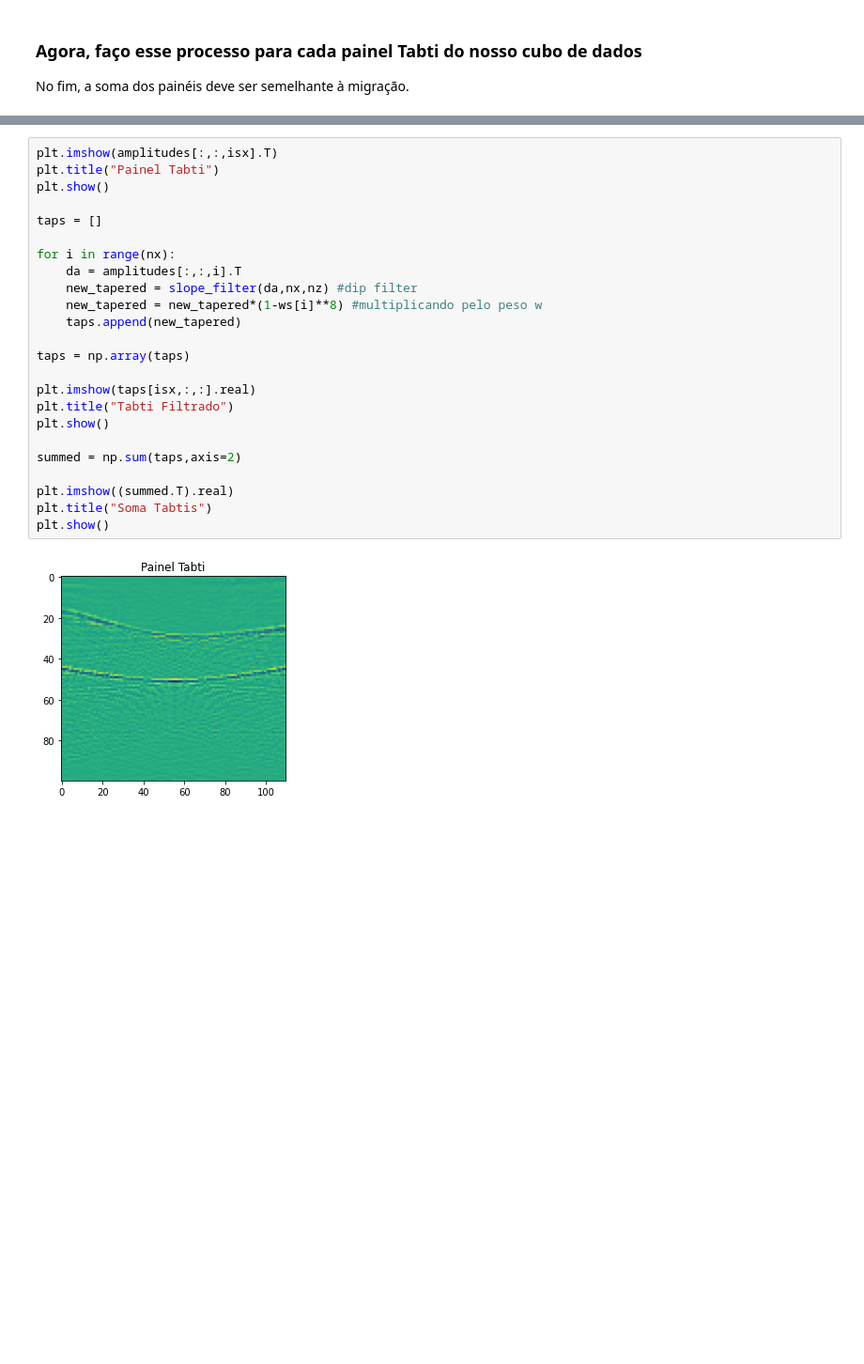
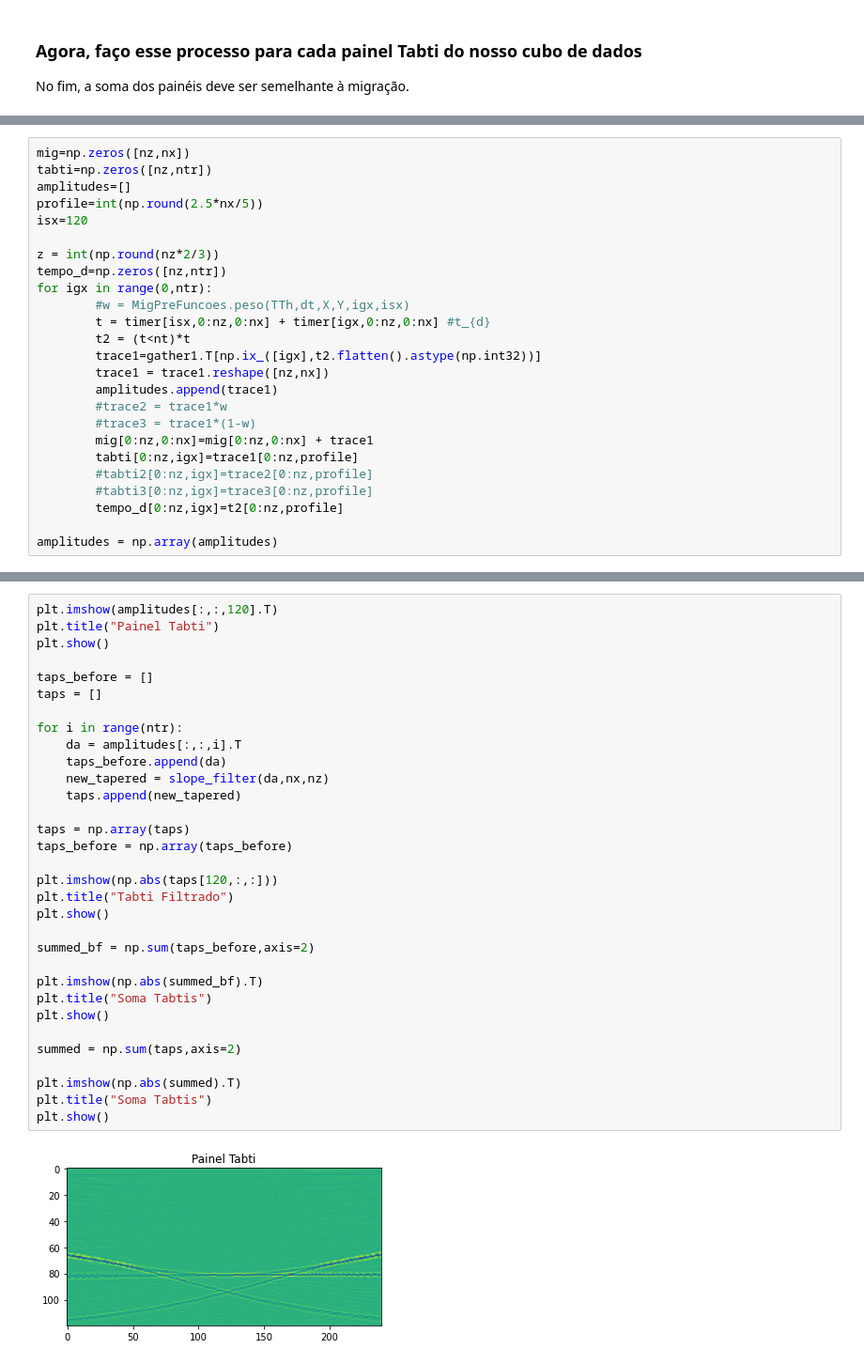
Before and after one commit to GuilhermeZakarewicz/DiffraPy, a Jupyter notebook: Old_Codes/DipAngleDomain.ipynb, the cells around one changed output, grey strips where cells are left out. Shown at 94% size. Saved outputs shown, nothing was run; the diff lists cells and outputs as text; blank space fills up the shorter version.

```diff
--- a/Old_Codes/DipAngleDomain.ipynb
+++ b/Old_Codes/DipAngleDomain.ipynb
@@ -330,0 +415,25 @@ plt.show()
+# %%
+mig=np.zeros([nz,nx])
+tabti=np.zeros([nz,ntr])
+amplitudes=[]
+profile=int(np.round(2.5*nx/5))
+isx=120
+
+z = int(np.round(nz*2/3))
+tempo_d=np.zeros([nz,ntr])
+for igx in range(0,ntr):
+        #w = MigPreFuncoes.peso(TTh,dt,X,Y,igx,isx)
+        t = timer[isx,0:nz,0:nx] + timer[igx,0:nz,0:nx] #t_{d}
+        t2 = (t<nt)*t
+        trace1=gather1.T[np.ix_([igx],t2.flatten().astype(np.int32))]
+        trace1 = trace1.reshape([nz,nx])
+        amplitudes.append(trace1)
+        #trace2 = trace1*w
+        #trace3 = trace1*(1-w)
+        mig[0:nz,0:nx]=mig[0:nz,0:nx] + trace1
+        tabti[0:nz,igx]=trace1[0:nz,profile]
+        #tabti2[0:nz,igx]=trace2[0:nz,profile]
+        #tabti3[0:nz,igx]=trace3[0:nz,profile]
+        tempo_d[0:nz,igx]=t2[0:nz,profile]
+
+amplitudes = np.array(amplitudes)
@@ -331,26 +445,34 @@ plt.show()
 # %%
-plt.imshow(amplitudes[:,:,isx].T)
+plt.imshow(amplitudes[:,:,120].T)
 plt.title("Painel Tabti")
 plt.show()
 
+taps_before = []
 taps = []
 
-for i in range(nx):
+for i in range(ntr):
     da = amplitudes[:,:,i].T
-    new_tapered = slope_filter(da,nx,nz) #dip filter
-    new_tapered = new_tapered*(1-ws[i]**8) #multiplicando pelo peso w
+    taps_before.append(da)
+    new_tapered = slope_filter(da,nx,nz)
     taps.append(new_tapered)
 
 taps = np.array(taps)
+taps_before = np.array(taps_before)
 
-plt.imshow(taps[isx,:,:].real)
+plt.imshow(np.abs(taps[120,:,:]))
 plt.title("Tabti Filtrado")
+plt.show()
+
+summed_bf = np.sum(taps_before,axis=2)
+
+plt.imshow(np.abs(summed_bf).T)
+plt.title("Soma Tabtis")
 plt.show()
 
 summed = np.sum(taps,axis=2)
 
-plt.imshow((summed.T).real)
+plt.imshow(np.abs(summed).T)
 plt.title("Soma Tabtis")
 plt.show()
 # %% [output]
-[figure, old version]
+[figure, new version]
```
Also changed, not shown: parts of 41 cells of this notebook, 42 other files.
